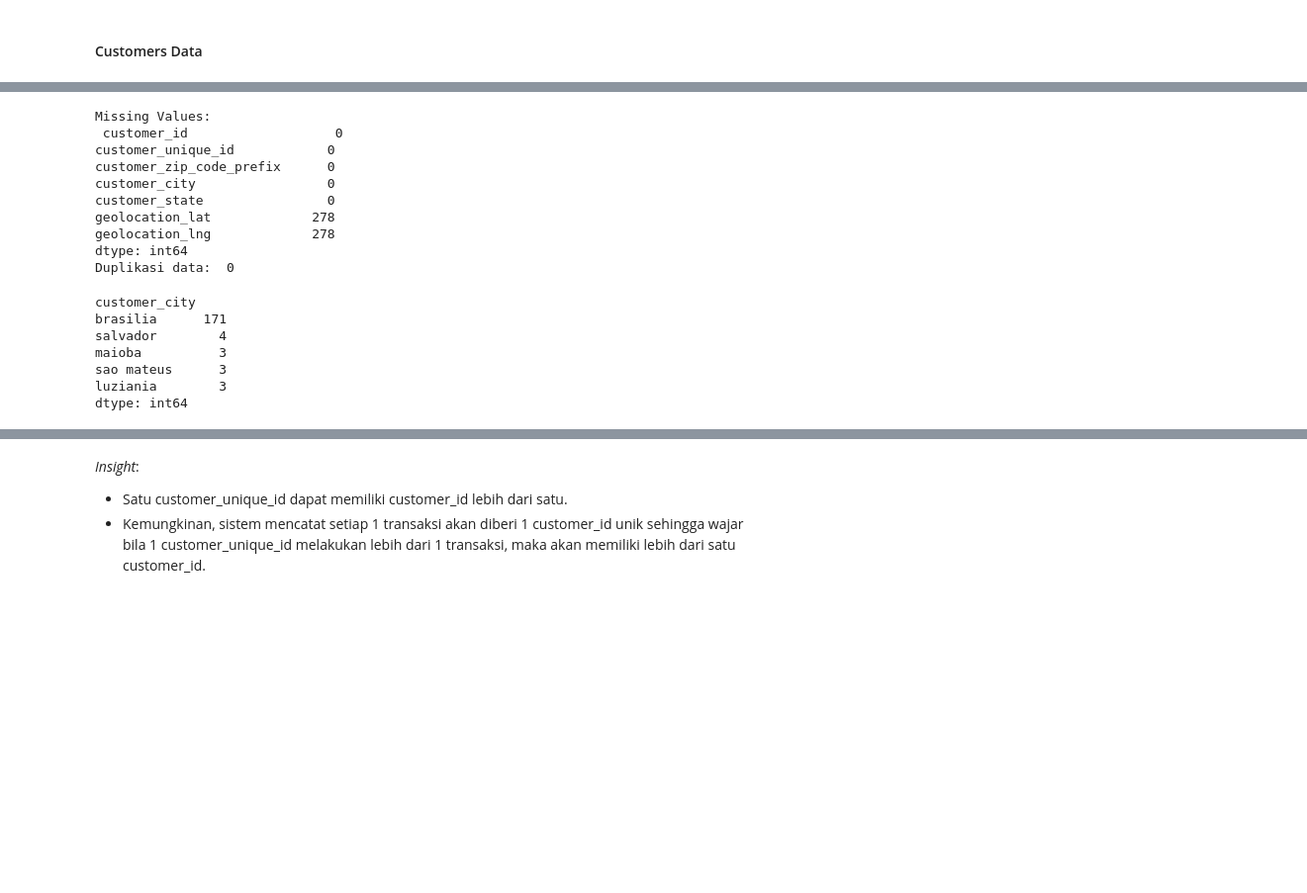
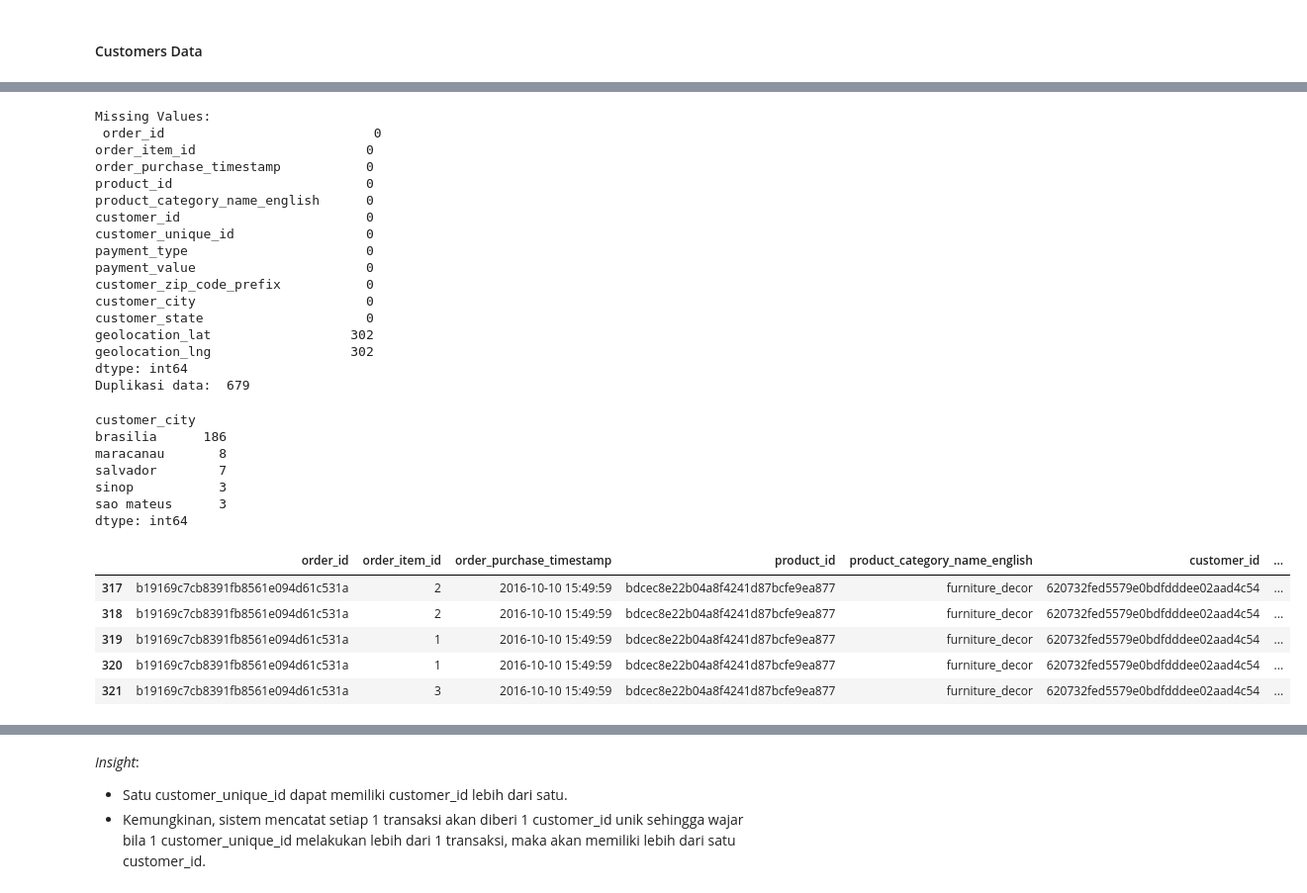
Before and after one commit to Sulbae/Fundamental-Analisis-Data, a Jupyter notebook: Proyek_Analisis_Data_Anggun-Sulis-Setyawan.ipynb, the cells around one changed output, grey strips where cells are left out. Shown at 99% size. Saved outputs shown, nothing was run; the diff lists cells and outputs as text; code cells hidden in the pictures; blank space fills up the shorter version.

Commit message:
update customer data

```diff
--- a/Proyek_Analisis_Data_Anggun-Sulis-Setyawan.ipynb
+++ b/Proyek_Analisis_Data_Anggun-Sulis-Setyawan.ipynb
@@ -1934,0 +1943,4 @@ memory usage: 3.8+ MB
+# %%
+customers_df = sales_data_df.copy()
+
+customers_df.columns.to_list()
@@ -1934,0 +1965,18 @@ memory usage: 3.8+ MB
+# %%
+# Feature Selection
+customers_df = customers_df[[
+    'order_id',
+    'order_item_id',
+    'order_purchase_timestamp',
+    'product_id',
+    'product_category_name_english',
+    'customer_id',
+    'customer_unique_id',
+    'payment_type',
+    'payment_value',
+    'customer_zip_code_prefix',
+    'customer_city',
+    'customer_state'
+]]
+
+customers_df.info()
@@ -1935,7 +2003,7 @@ memory usage: 3.8+ MB
 # %%
 # Merge with geo dataset
 customers_df = pd.merge(
-    left=customers_raw_df,
+    left=customers_df,
     right=geo_grouped_df,
     left_on='customer_zip_code_prefix',
     right_on='geolocation_zip_code_prefix',
@@ -1996,15 +2060,22 @@ print("Missing Values:\n", customers_df.isnull().sum())
 print("Duplikasi data: ", customers_df.duplicated().sum())
 # %% [output]
 Missing Values:
- customer_id                   0
-customer_unique_id            0
-customer_zip_code_prefix      0
-customer_city                 0
-customer_state                0
-geolocation_lat             278
-geolocation_lng             278
+ order_id                           0
+order_item_id                      0
+order_purchase_timestamp           0
+product_id                         0
+product_category_name_english      0
+customer_id                        0
+customer_unique_id                 0
+payment_type                       0
+payment_value                      0
+customer_zip_code_prefix           0
+customer_city                      0
+customer_state                     0
+geolocation_lat                  302
+geolocation_lng                  302
 dtype: int64
-Duplikasi data:  0
+Duplikasi data:  679
 # %%
 # Lihat city yang data geo nya null
 cek_geo_null = customers_df.loc[
@@ -2014,11 +2085,22 @@ cek_geo_null = customers_df.loc[
 cek_geo_null.head()
 # %% [output]
 customer_city
-brasilia      171
-salvador        4
-maioba          3
+brasilia      186
+maracanau       8
+salvador        7
+sinop           3
 sao mateus      3
-luziania        3
 dtype: int64
+# %%
+# Cek 5 baris data yang duplikat
+cus_duplicate = customers_df[customers_df.duplicated(keep=False)]
+cus_duplicate.head(5)
+# %% [output]
+|  | order_id | order_item_id | order_purchase_timestamp | product_id | product_category_name_english | customer_id | ... |
+| 317 | b19169c7cb8391fb8561e094d61c531a | 2 | 2016-10-10 15:49:59 | bdcec8e22b04a8f4241d87bcfe9ea877 | furniture_decor | 620732fed5579e0bdfdddee02aad4c54 | ... |
+| 318 | b19169c7cb8391fb8561e094d61c531a | 2 | 2016-10-10 15:49:59 | bdcec8e22b04a8f4241d87bcfe9ea877 | furniture_decor | 620732fed5579e0bdfdddee02aad4c54 | ... |
+| 319 | b19169c7cb8391fb8561e094d61c531a | 1 | 2016-10-10 15:49:59 | bdcec8e22b04a8f4241d87bcfe9ea877 | furniture_decor | 620732fed5579e0bdfdddee02aad4c54 | ... |
+| 320 | b19169c7cb8391fb8561e094d61c531a | 1 | 2016-10-10 15:49:59 | bdcec8e22b04a8f4241d87bcfe9ea877 | furniture_decor | 620732fed5579e0bdfdddee02aad4c54 | ... |
+| 321 | b19169c7cb8391fb8561e094d61c531a | 3 | 2016-10-10 15:49:59 | bdcec8e22b04a8f4241d87bcfe9ea877 | furniture_decor | 620732fed5579e0bdfdddee02aad4c54 | ... |
 # %%
 # missing values handling
```
Also changed, not shown: parts of 22 cells of this notebook, 1 other file.
